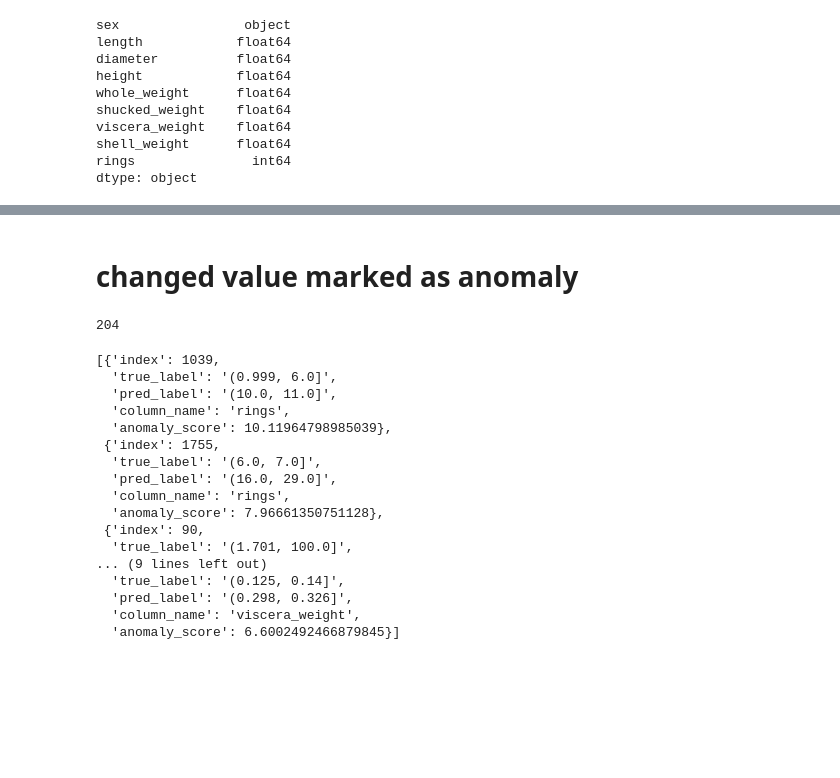
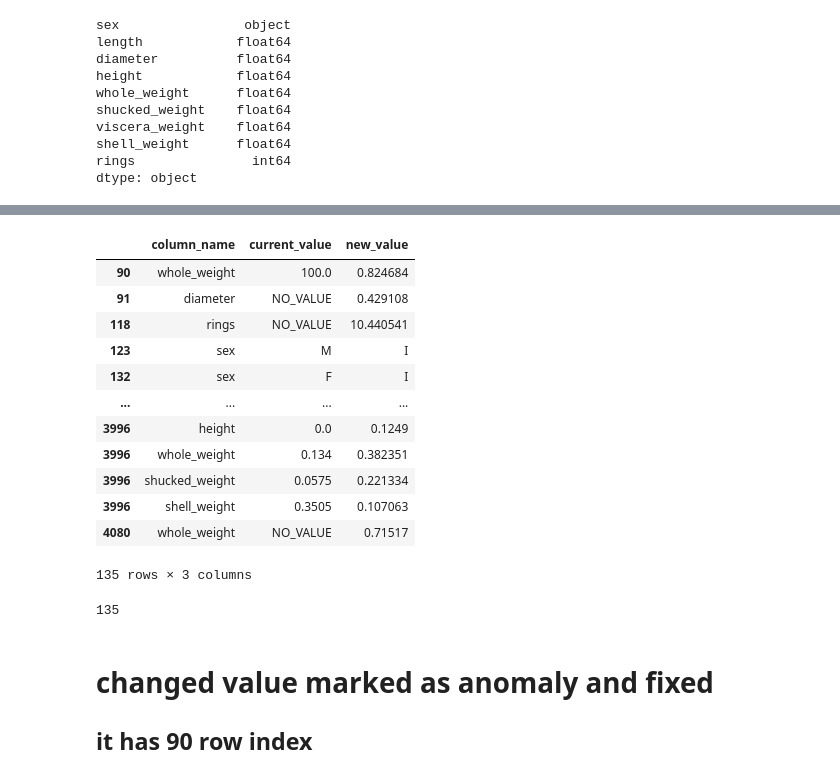
Before and after one commit to RomaKoks/data-quality-abalone, a Jupyter notebook: data_quality_check.ipynb, the cells around one changed output, grey strips where cells are left out. Saved outputs shown, nothing was run; the diff lists cells and outputs as text; code cells hidden in the pictures; blank space fills up the shorter version.

```diff
--- a/data_quality_check.ipynb
+++ b/data_quality_check.ipynb
@@ -458,30 +667,27 @@ height
+# %%
+changes = get_changes(abalone, fixed_df, ignore_columns=ignore_columns)
+changes
+# %% [output]
+|  | column_name | current_value | new_value |
+| 90 | whole_weight | 100.0 | 0.824684 |
+| 91 | diameter | NO_VALUE | 0.429108 |
+| 118 | rings | NO_VALUE | 10.440541 |
+| 123 | sex | M | I |
+| 132 | sex | F | I |
+| ... | ... | ... | ... |
+| 3996 | height | 0.0 | 0.1249 |
+| 3996 | whole_weight | 0.134 | 0.382351 |
+| 3996 | shucked_weight | 0.0575 | 0.221334 |
+| 3996 | shell_weight | 0.3505 | 0.107063 |
+| 4080 | whole_weight | NO_VALUE | 0.71517 |
+135 rows × 3 columns
+# %%
+changes.shape[0]
+# %% [output]
+135
 # %% [markdown]
-# changed value marked as anomaly
+# changed value marked as anomaly and fixed
+## it has 90 row index
-# %%
-len(report['detected_anomalies']['outliers'])
-# %% [output]
-204
-# %%
-## 'index': 90    0.8115 -> 100.0
-report['detected_anomalies']['outliers'][:5]
-# %% [output]
-[{'index': 1039,
-  'true_label': '(0.999, 6.0]',
-  'pred_label': '(10.0, 11.0]',
-  'column_name': 'rings',
-  'anomaly_score': 10.11964798985039},
- {'index': 1755,
-  'true_label': '(6.0, 7.0]',
-  'pred_label': '(16.0, 29.0]',
-  'column_name': 'rings',
-  'anomaly_score': 7.96661350751128},
- {'index': 90,
-  'true_label': '(1.701, 100.0]',
-... (9 lines left out)
-  'true_label': '(0.125, 0.14]',
-  'pred_label': '(0.298, 0.326]',
-  'column_name': 'viscera_weight',
-  'anomaly_score': 6.6002492466879845}]
 # %%
 import json
 # %%
```
Also changed, not shown: parts of 61 cells of this notebook, 2 other files.
